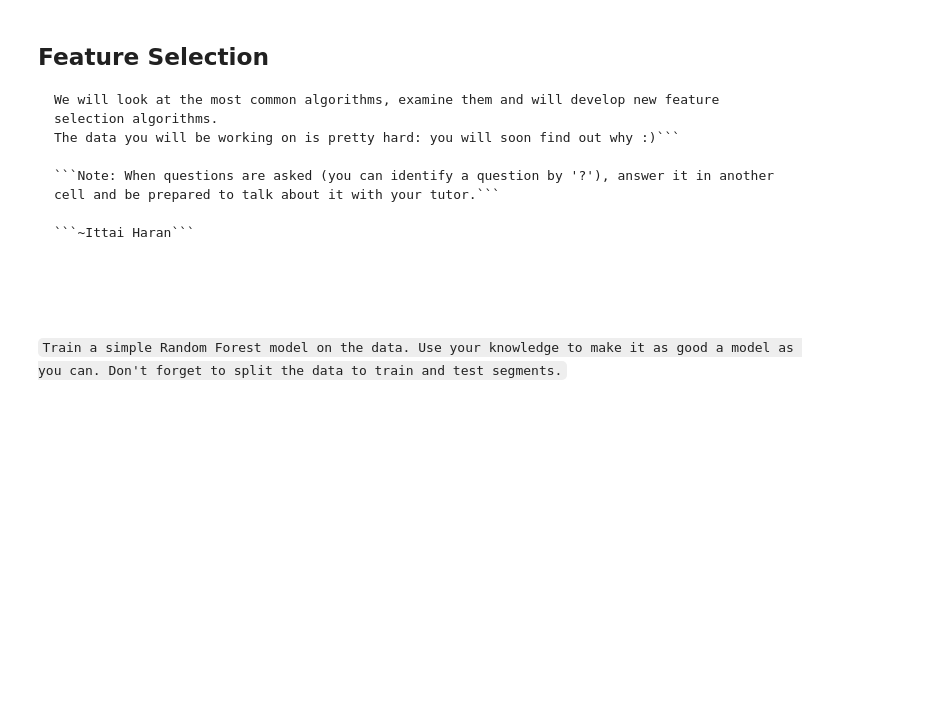
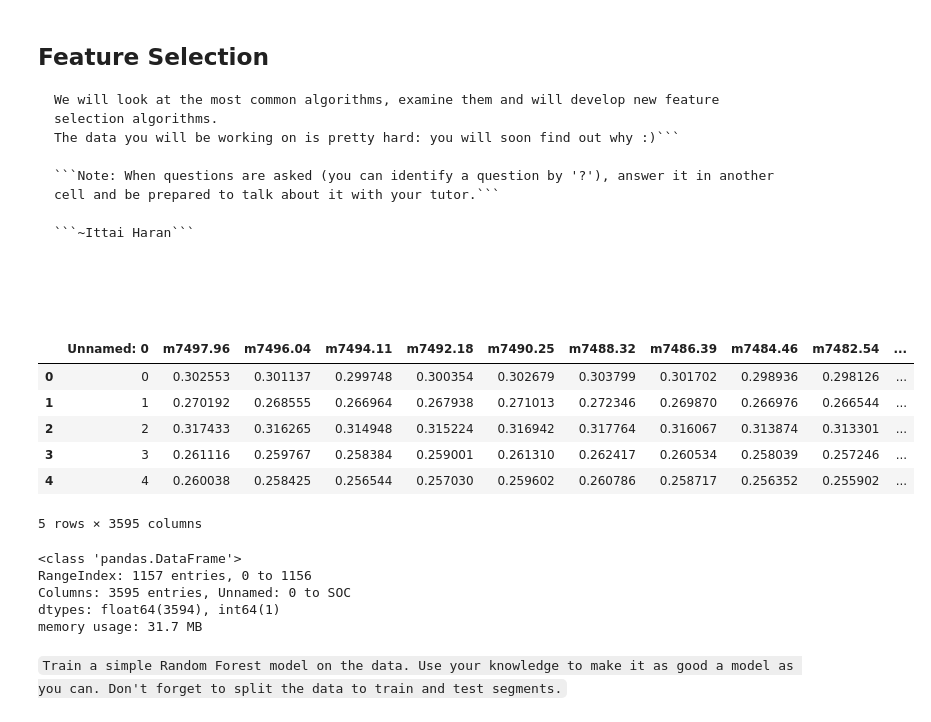
Before and after one commit to Avichay3/Full-training, a Jupyter notebook: Feature_selection.ipynb, the cells around one changed output. Saved outputs shown, nothing was run; the diff lists cells and outputs as text; code cells hidden in the pictures; blank space fills up the shorter version.

````diff
--- a/Feature_selection.ipynb
+++ b/Feature_selection.ipynb
@@ -20,5 +20,22 @@ import matplotlib.pyplot as plt
 ```
 # %%
 df = pd.read_csv('resources/data.csv')
+df.head(5)
+# %% [output]
+|  | Unnamed: 0 | m7497.96 | m7496.04 | m7494.11 | m7492.18 | m7490.25 | m7488.32 | m7486.39 | m7484.46 | m7482.54 | ... |
+| 0 | 0 | 0.302553 | 0.301137 | 0.299748 | 0.300354 | 0.302679 | 0.303799 | 0.301702 | 0.298936 | 0.298126 | ... |
+| 1 | 1 | 0.270192 | 0.268555 | 0.266964 | 0.267938 | 0.271013 | 0.272346 | 0.269870 | 0.266976 | 0.266544 | ... |
+| 2 | 2 | 0.317433 | 0.316265 | 0.314948 | 0.315224 | 0.316942 | 0.317764 | 0.316067 | 0.313874 | 0.313301 | ... |
+| 3 | 3 | 0.261116 | 0.259767 | 0.258384 | 0.259001 | 0.261310 | 0.262417 | 0.260534 | 0.258039 | 0.257246 | ... |
+| 4 | 4 | 0.260038 | 0.258425 | 0.256544 | 0.257030 | 0.259602 | 0.260786 | 0.258717 | 0.256352 | 0.255902 | ... |
+5 rows × 3595 columns
+# %%
+df.info()
+# %% [output]
+<class 'pandas.DataFrame'>
+RangeIndex: 1157 entries, 0 to 1156
+Columns: 3595 entries, Unnamed: 0 to SOC
+dtypes: float64(3594), int64(1)
+memory usage: 31.7 MB
 # %% [markdown]
 ```Train a simple Random Forest model on the data. Use your knowledge to make it as good a model as you can. Don't forget to split the data to train and test segments.```
````
Also changed, not shown: parts of 6 cells of this notebook.
